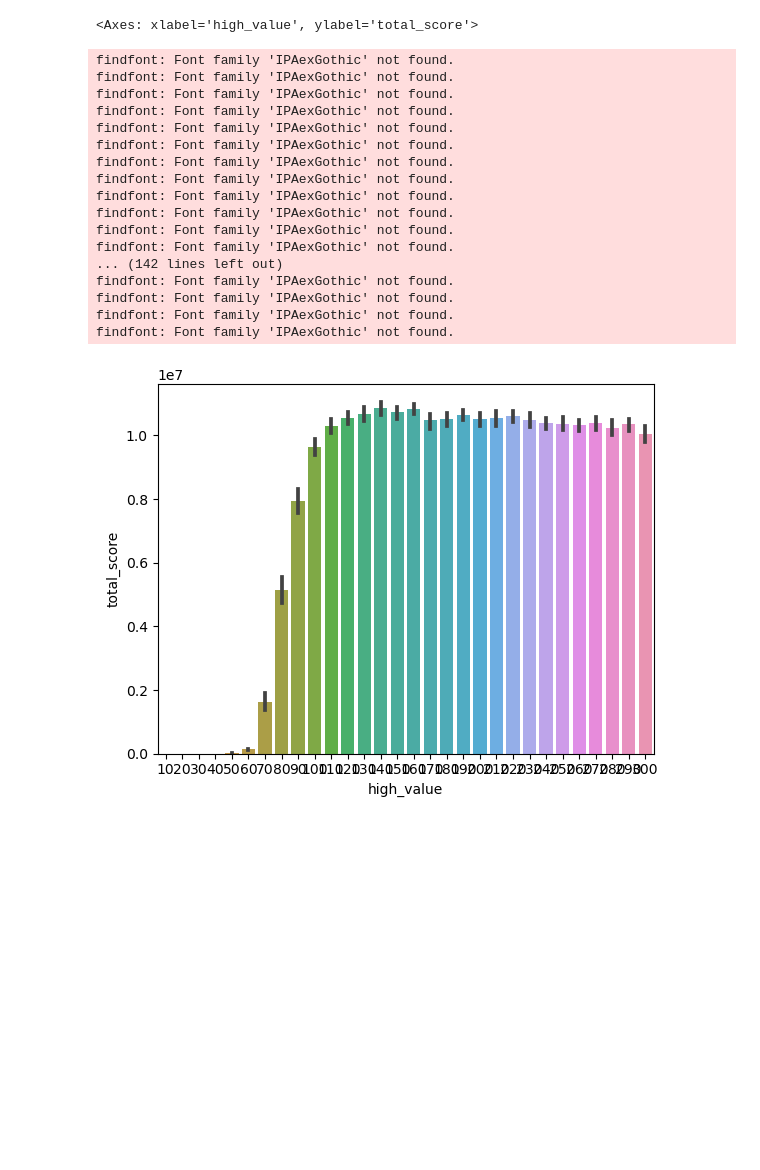
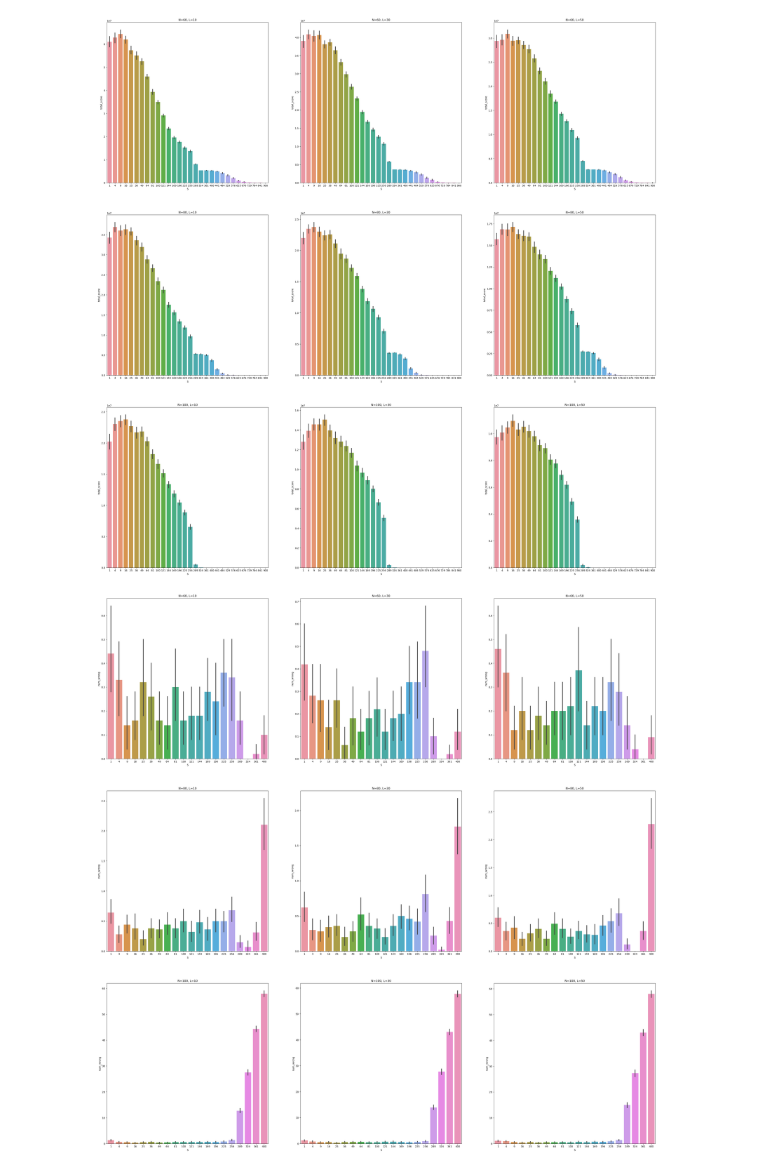
Before and after one commit to miiitomi/atcoder, a Jupyter notebook: AHC/ahc022/hoge.ipynb, the cells around one changed output. Drawn from its saved outputs; the diff is of its cells as text; code cells hidden in the pictures; blank space fills up the shorter version.

```diff
--- a/AHC/ahc022/hoge.ipynb
+++ b/AHC/ahc022/hoge.ipynb
@@ -26,8 +26,0 @@ df
-# %%
-df["high_value"] = 1
-h = 10
-for i in range(10000):
-    df.loc[i, "high_value"] = h
-    if (i+1)%100 == 0:
-        h += 10
-df
@@ -70,22 +27,30 @@ findfont: Font family 'IPAexGothic' not found.
-# %%
-sns.barplot(data=df.loc[df["high_value"]<=300], x="high_value", y="total_score")
-# %% [output]
-<Axes: xlabel='high_value', ylabel='total_score'>
-findfont: Font family 'IPAexGothic' not found.
-findfont: Font family 'IPAexGothic' not found.
-findfont: Font family 'IPAexGothic' not found.
-findfont: Font family 'IPAexGothic' not found.
-findfont: Font family 'IPAexGothic' not found.
-findfont: Font family 'IPAexGothic' not found.
-findfont: Font family 'IPAexGothic' not found.
-findfont: Font family 'IPAexGothic' not found.
-findfont: Font family 'IPAexGothic' not found.
-findfont: Font family 'IPAexGothic' not found.
-findfont: Font family 'IPAexGothic' not found.
-findfont: Font family 'IPAexGothic' not found.
-... (142 lines left out)
-findfont: Font family 'IPAexGothic' not found.
-findfont: Font family 'IPAexGothic' not found.
-findfont: Font family 'IPAexGothic' not found.
-findfont: Font family 'IPAexGothic' not found.
-[figure, removed]
+# %%
+Ns = [60, 80, 100]
+Ls = [10, 30, 50]
+fig, axes = plt.subplots(3, 3, figsize=(40,40))
+
+for i in range(3):
+    for j in range(3):
+        N = Ns[i]
+        L = Ls[j]
+        sns.barplot(data=df.loc[(df["N"]==N)&(df["L"]==L)], x="S", y="total_score", ax=axes[i][j])
+        axes[i][j].set_title(f"N={N}, L={L}")
+
+plt.show()
+# %% [output]
+[figure, added]
+# %%
+Ns = [60, 80, 100]
+Ls = [10, 30, 50]
+fig, axes = plt.subplots(3, 3, figsize=(40,40))
+
+for i in range(3):
+    for j in range(3):
+        N = Ns[i]
+        L = Ls[j]
+        sns.barplot(data=df.loc[(df["S"]<441)&(df["N"]==N)&(df["L"]==L)], x="S", y="num_wrong", ax=axes[i][j])
+        axes[i][j].set_title(f"N={N}, L={L}")
+
+plt.show()
+# %% [output]
+[figure, added]
```
Also changed, not shown: parts of 21 cells of this notebook, 3 other files.
